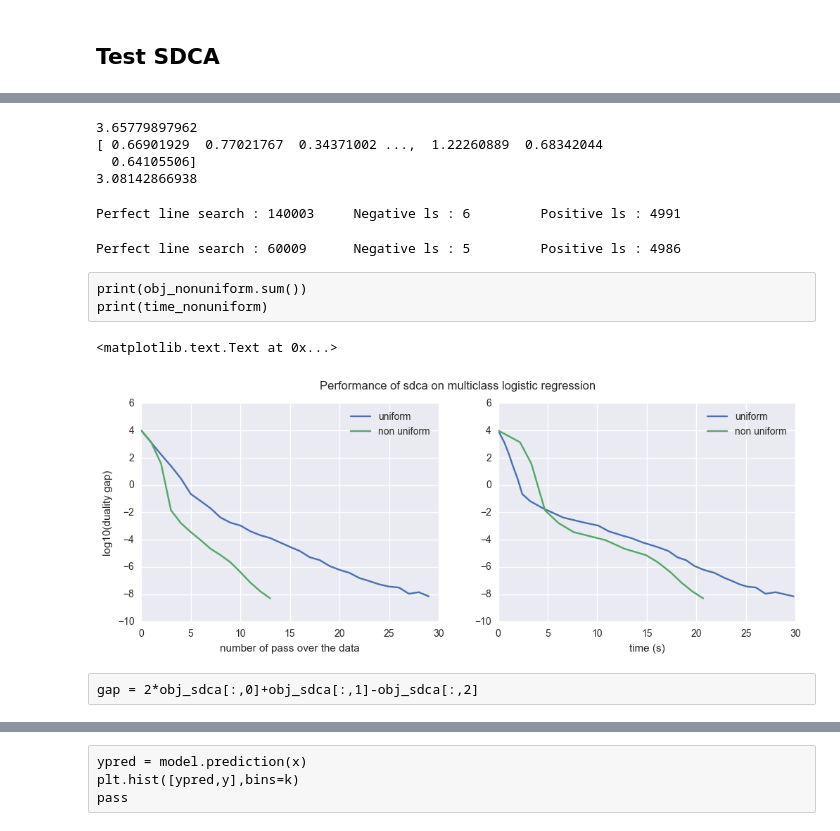
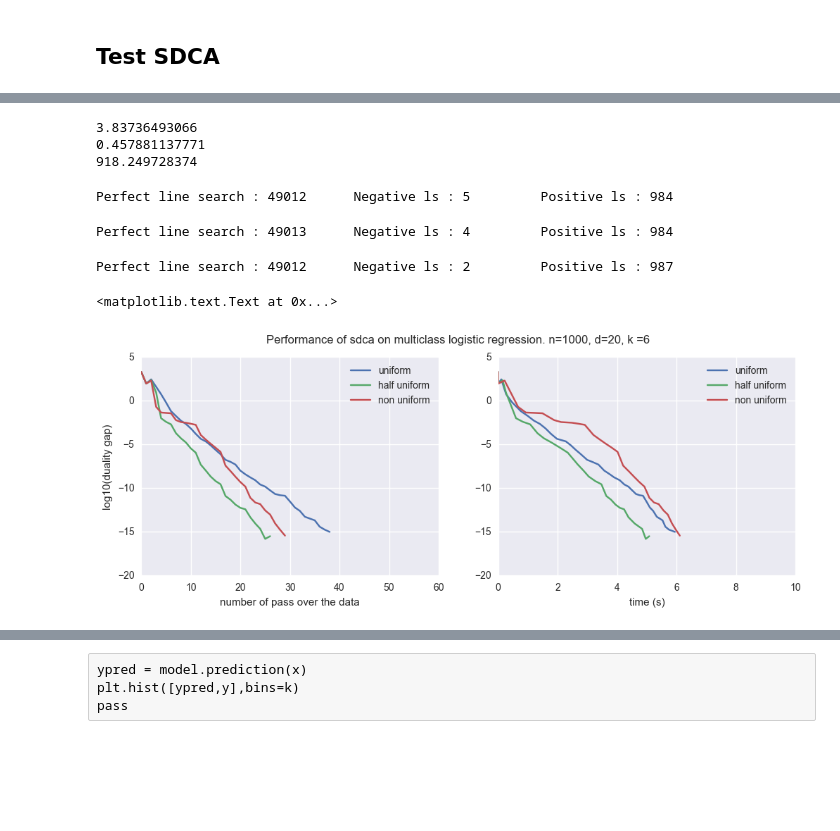
Before and after one commit to remilepriol/sdca4crf, a Jupyter notebook: multiclass_logreg.ipynb, the cells around one changed output, grey strips where cells are left out. Drawn from its saved outputs; the diff is of its cells as text; code cells hidden in the pictures; blank space fills up the shorter version.

```diff
--- a/multiclass_logreg.ipynb
+++ b/multiclass_logreg.ipynb
@@ -87,48 +83,47 @@ reg = 1/n
 model = mlr.MulticlassLogisticRegression(reg,x,y)
 # %%
 model.w = np.random.randn(k,d+1)
-print(model.negloglikelihood(x,y))
-condprob = model.conditional_probabilities(x)
-model.alpha = condprob
-print(model.entropy())
+print(model.negloglikelihood(x,y).mean())
+model.alpha = model.primal2dual(x)
+print(model.entropy().mean())
 print(model.duality_gap(x,y))
 # %% [output]
-3.65779897962
-[ 0.66901929  0.77021767  0.34371002 ...,  1.22260889  0.68342044
-  0.64105506]
-3.08142866938
+3.83736493066
+0.457881137771
+918.249728374
 # %%
-#alpha0 = np.zeros([n,k])
-alpha0 = np.random.rand(n,k)
-alpha0 /= np.sum(alpha0,axis=1,keepdims=True)
+alpha0 = 1/k * np.ones([n,k])
+#alpha0 = np.random.rand(n,k)
+#alpha0/= alpha0.sum(axis=1,keepdims=True)
 # %%
-obj_sdca,time_sdca = model.sdca(alpha0,x,y,precision=1e-8,debug=False)
+obj_sdca,time_sdca = model.sdca(x,y,alpha0,precision=1e-8,non_uniformity=0)
 # %% [output]
-Perfect line search : 140003     Negative ls : 6         Positive ls : 4991
+Perfect line search : 49012      Negative ls : 5         Positive ls : 984
+# %%
+obj_sdca_halfuniform,time_sdca_halfuniform = model.sdca(x,y,alpha0,precision=1e-8,non_uniformity=.5)
+# %% [output]
+Perfect line search : 49013      Negative ls : 4         Positive ls : 984
 # %%
-obj_nonuniform, time_nonuniform = model.sdca(alpha0,x,y,precision=1e-8,debug=False,nonuniform=True)
+obj_nonuniform, time_nonuniform = model.sdca(x,y,alpha0,precision=1e-8,non_uniformity=1)
 # %% [output]
-Perfect line search : 60009      Negative ls : 5         Positive ls : 4986
+Perfect line search : 49012      Negative ls : 2         Positive ls : 987
-# %% [raw]
-print(obj_nonuniform.sum())
-print(time_nonuniform)
 # %%
 plt.figure(figsize=(12,4))
-plt.suptitle("Performance of sdca on multiclass logistic regression")
+plt.suptitle("Performance of sdca on multiclass logistic regression. n=%i, d=%i, k =%i"%(n,d,k))
 plt.subplot(1,2,1)
 plt.ylabel("log10(duality gap)")
 plt.plot(np.log10(obj_sdca),label='uniform')
+plt.plot(np.log10(obj_sdca_halfuniform),label='half uniform')
 plt.plot(np.log10(obj_nonuniform),label='non uniform')
-plt.legend()
+plt.legend(loc='best')
 plt.xlabel("number of pass over the data")
 plt.subplot(1,2,2)
-plt.plot(time_sdca,np.log10(obj_sdca),label='uniform')
-plt.plot(time_nonuniform,np.log10(obj_nonuniform),label='non uniform')
-plt.legend()
+plt.plot(time_sdca, np.log10(obj_sdca),label='uniform')
+plt.plot(time_sdca_halfuniform, np.log10(obj_sdca_halfuniform),label='half uniform')
+plt.plot(time_nonuniform, np.log10(obj_nonuniform),label='non uniform')
+plt.legend(loc='best')
 plt.xlabel("time (s)")
-#plt.savefig("nonuniform_is_better.pdf")
+plt.savefig("images/nonuniform_is_better.pdf")
 # %% [output]
 <matplotlib.text.Text at 0x...>
-[figure, old version]
+[figure, new version]
-# %% [raw]
-gap = 2*obj_sdca[:,0]+obj_sdca[:,1]-obj_sdca[:,2]
```
Also changed, not shown: parts of 16 cells of this notebook.
